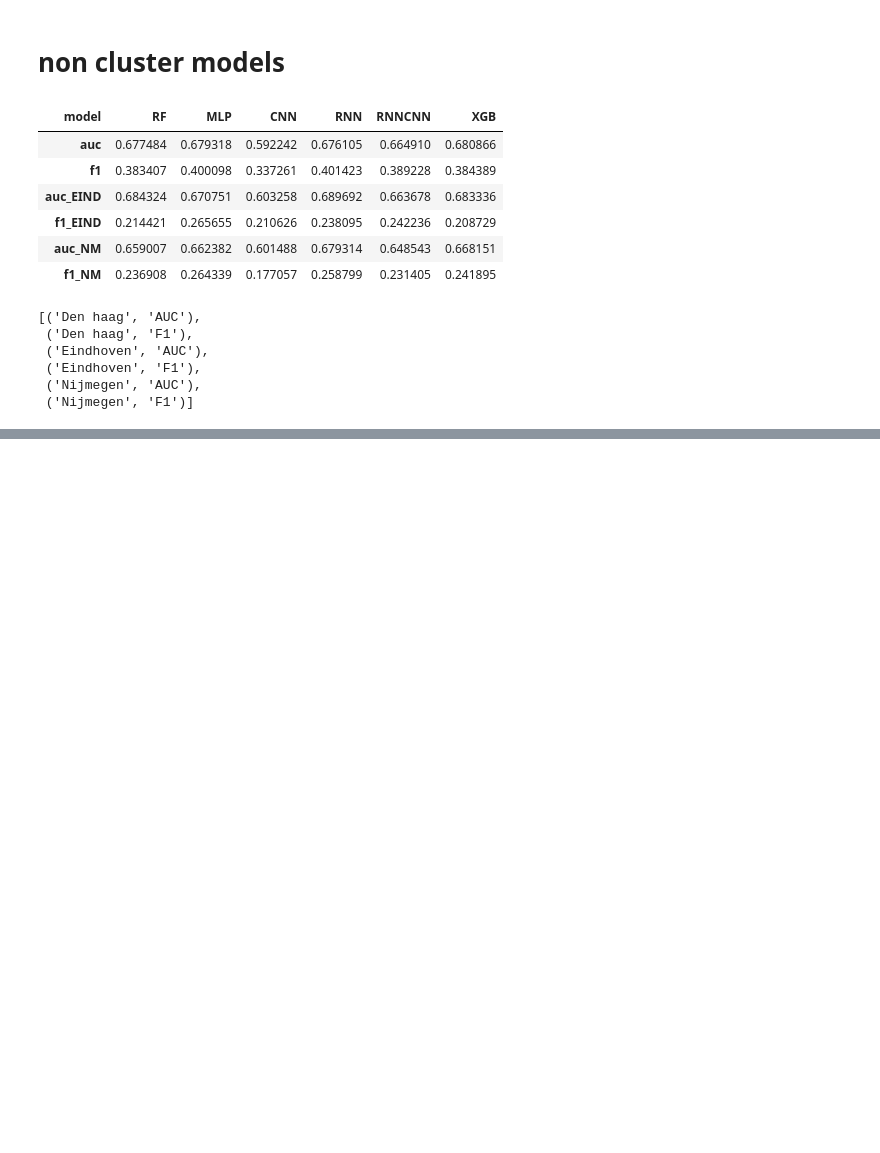
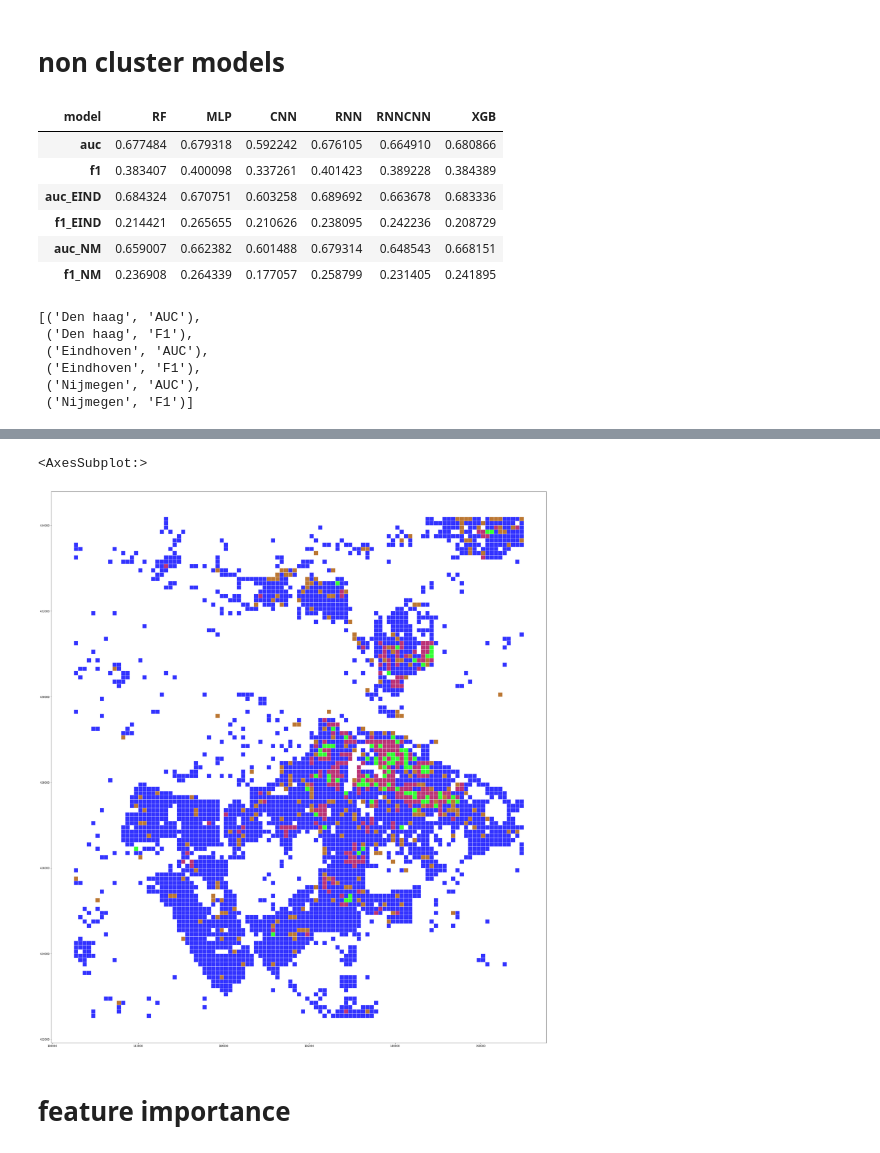
Before and after one commit to NielsvanOpstal/Thesis, a Jupyter notebook: result figures.ipynb, the cells around one changed output, grey strips where cells are left out. Saved outputs shown, nothing was run; the diff lists cells and outputs as text; code cells hidden in the pictures; blank space fills up the shorter version.

```diff
--- a/result figures.ipynb
+++ b/result figures.ipynb
@@ -64,0 +270,17 @@ NameError: name 'Y_test' is not defined
+# %%
+with open('../results/DHRNNpreds', 'rb') as f:
+    DHpreds = pickle.load(f)
+
+
+with open('../results/NMRNNpreds', 'rb') as f:
+    NMpreds = pickle.load(f)
+
+
+with open('../results/EHRNNpreds', 'rb') as f:
+    EHpreds = pickle.load(f)
+# %%
+y = NM.y.values
+preds = np.zeros(len(y))
+posIDX = NMpreds.argsort()[-(np.sum(y==1)) : ]
+preds[posIDX] = 1
+NMpreds = preds
@@ -64,0 +339,7 @@ NameError: name 'Y_test' is not defined
+# %%
+NM.plot(figsize = (40,40), cmap = "brg", column = "checked", categorical=True, edgecolor = "w", alpha = 0.8)
+# %% [output]
+<AxesSubplot:>
+[figure, added]
+# %% [markdown]
+# feature importance
```
Also changed, not shown: parts of 48 cells of this notebook, 8 other files.
